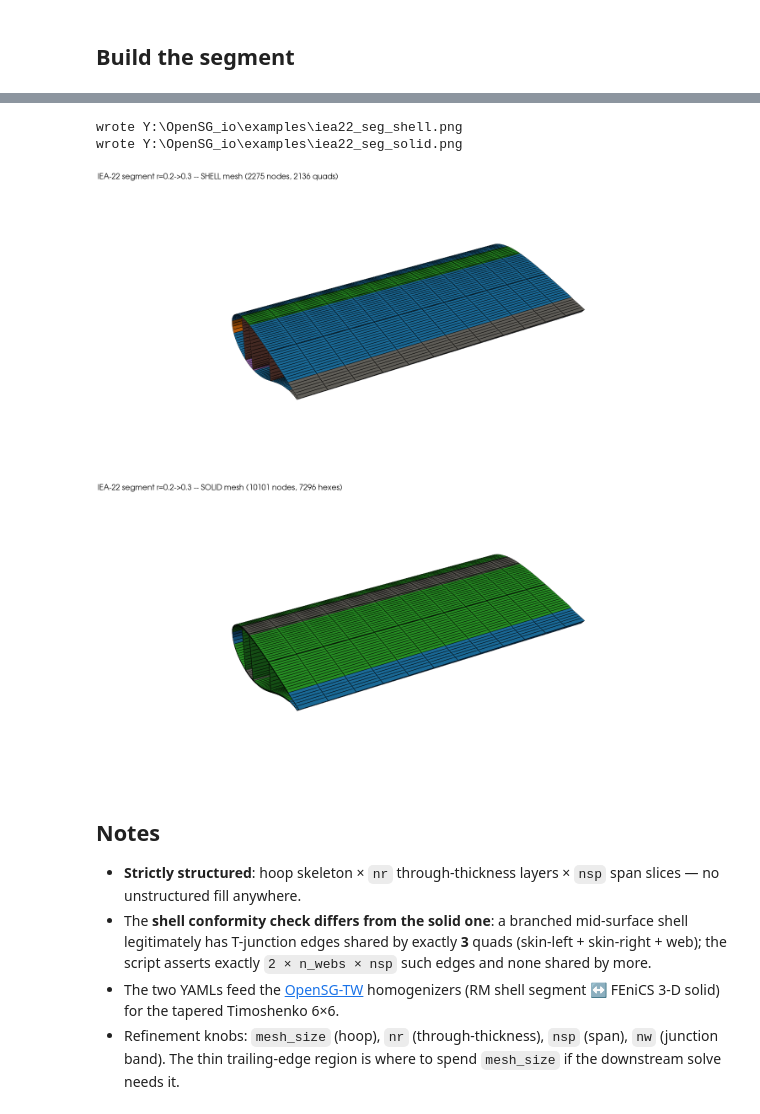
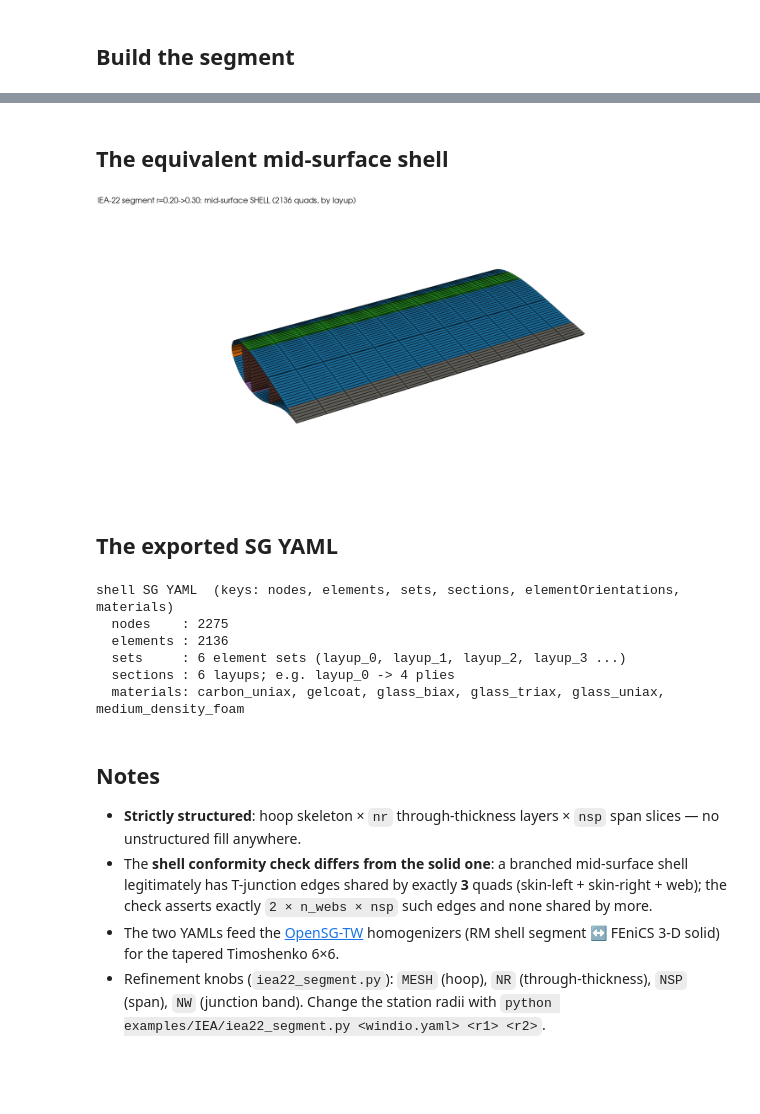
Before and after one commit to bagla0/OpenSG_io, a Jupyter notebook: docs/tutorials/iea22_tutorial.ipynb, the cells around one changed output, grey strips where cells are left out. Saved outputs shown, nothing was run; the diff lists cells and outputs as text; code cells hidden in the pictures; blank space fills up the shorter version.

```diff
--- a/docs/tutorials/iea22_tutorial.ipynb
+++ b/docs/tutorials/iea22_tutorial.ipynb
@@ -114,24 +111,42 @@ display(Image(filename=os.path.join(EX, "iea22_hex_3d.png")))
-# %%
-# read the two exported YAMLs back and render each mesh (colored by element set)
-sys.argv = ["render_iea22_segment.py"]
-runpy.run_path(os.path.join(EX, "render_iea22_segment.py"), run_name="__main__")
-display(Image(filename=os.path.join(EX, "iea22_seg_shell.png")))
-display(Image(filename=os.path.join(EX, "iea22_seg_solid.png")))
-# %% [output]
-wrote Y:\OpenSG_io\examples\iea22_seg_shell.png
-wrote Y:\OpenSG_io\examples\iea22_seg_solid.png
-[figure, removed]
-[figure, removed]
+# %% [markdown]
+## The equivalent mid-surface shell
+# %%
+# the equivalent mid-surface shell (colored by layup)
+display(Image(filename=os.path.join(OUT, "iea22_shell_3d.png")))
+# %% [output]
+[figure, added]
+# %% [markdown]
+## The exported SG YAML
+# %%
+# the exported YAML is an OpenSG shell SG file -- show its STRUCTURE, not the mesh dump
+import yaml
+with open(os.path.join(OUT, "iea22_seg_shell.yaml")) as f:
+    d = yaml.safe_load(f)
+print("shell SG YAML  (keys: %s)" % ", ".join(d))
+print("  nodes    : %d" % len(d["nodes"]))
+print("  elements : %d" % len(d["elements"]))
+print("  sets     : %d element sets (%s ...)" % (len(d["sets"]["element"]),
+      ", ".join(s["name"] for s in d["sets"]["element"][:4])))
+print("  sections : %d layups; e.g. %s -> %d plies" % (len(d["sections"]),
+      d["sections"][0]["elementSet"], len(d["sections"][0]["layup"])))
+print("  materials: %s" % ", ".join(m["name"] for m in d["materials"]))
+# %% [output]
+shell SG YAML  (keys: nodes, elements, sets, sections, elementOrientations, materials)
+  nodes    : 2275
+  elements : 2136
+  sets     : 6 element sets (layup_0, layup_1, layup_2, layup_3 ...)
+  sections : 6 layups; e.g. layup_0 -> 4 plies
+  materials: carbon_uniax, gelcoat, glass_biax, glass_triax, glass_uniax, medium_density_foam
 # %% [markdown]
 ## Notes
 
-* **Strictly structured**: hoop skeleton × `nr` through-thickness layers × `nsp` span slices —
-  no unstructured fill anywhere.
+* **Strictly structured**: hoop skeleton × `nr` through-thickness layers × `nsp` span slices
+  — no unstructured fill anywhere.
 * The **shell conformity check differs from the solid one**: a branched mid-surface shell
   legitimately has T-junction edges shared by exactly **3** quads (skin-left + skin-right +
-  web); the script asserts exactly `2 × n_webs × nsp` such edges and none shared by more.
+  web); the check asserts exactly `2 × n_webs × nsp` such edges and none shared by more.
 * The two YAMLs feed the [OpenSG-TW](https://github.com/bagla0/OpenSG-TW) homogenizers
   (RM shell segment ↔ FEniCS 3-D solid) for the tapered Timoshenko 6×6.
-* Refinement knobs: `mesh_size` (hoop), `nr` (through-thickness), `nsp` (span), `nw` (junction
-  band). The thin trailing-edge region is where to spend `mesh_size` if the downstream solve
-  needs it.
+* Refinement knobs (`iea22_segment.py`): `MESH` (hoop), `NR` (through-thickness), `NSP`
+  (span), `NW` (junction band). Change the station radii with
+  `python examples/IEA/iea22_segment.py <windio.yaml> <r1> <r2>`.
```
Also changed, not shown: parts of 9 cells of this notebook, 27 other files.
